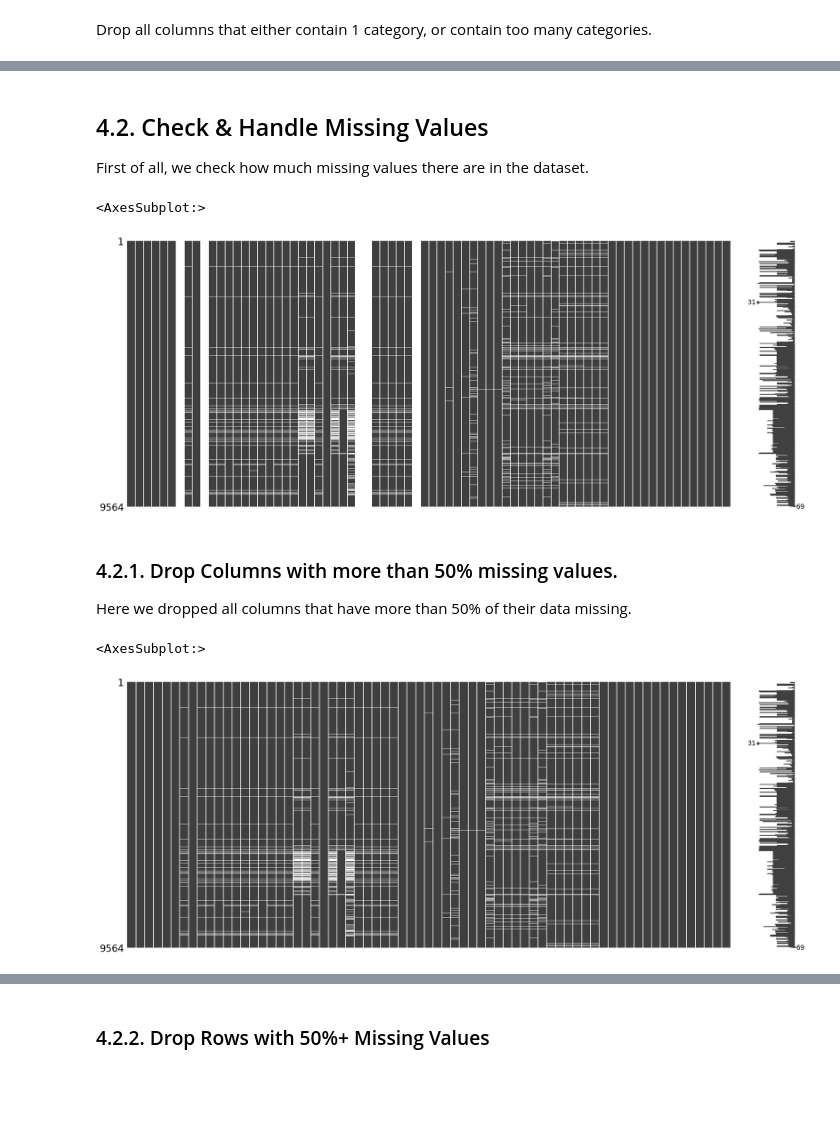
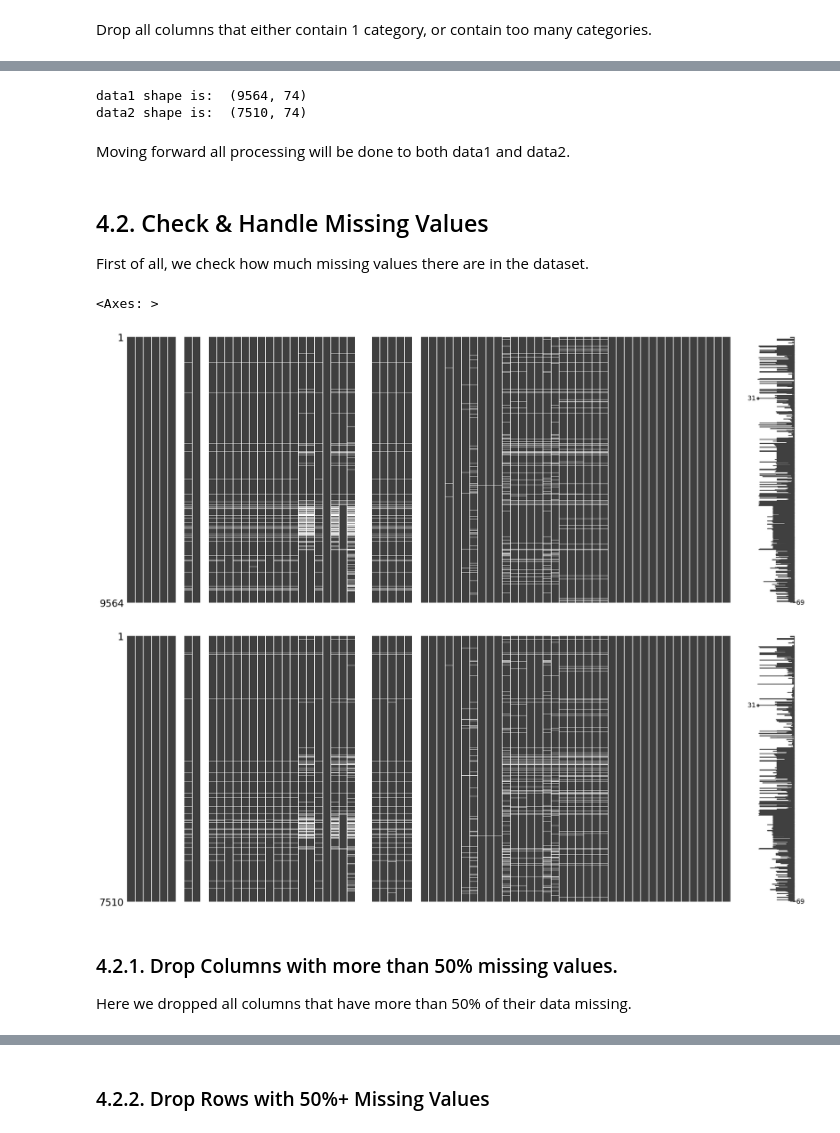
Before and after one commit to Nart-Tehaucha/Data_Science-Lab-Exoplanets, a Jupyter notebook: Pre_processing.ipynb, the cells around one changed output, grey strips where cells are left out. Cells and saved outputs as stored; diff of their text form; code cells hidden in the pictures; blank space fills up the shorter version.

```diff
--- a/Pre_processing.ipynb
+++ b/Pre_processing.ipynb
@@ -346,0 +293,31 @@ data = pd.concat([data, df_categorical], axis=1)
+# %%
+def handle_categorical_data(df):
+    print("Data shape before handling categorical columns : ", df.shape)
+    # These columns either contain only zeros, NaNs, or are irrelevant to our target
+    useless_cols = ['LimbDarkeningModel', 'TransitModel', 'LinktoDVReport', 'LinktoDVSummary',
+                    'Quarters', 'Eccentricity', 'LimbDarkeningCoeff.4', 'LimbDarkeningCoeff.3']
+    df.drop(useless_cols, axis=1, inplace=True)
+    # Create a temporary df that will contain all categorical data
+    # We will encode all these columns and merge them back to our main df
+    df_categorical = df.select_dtypes(object)
+    #encode all categories
+    #categorical data
+    categorical_cols = ['PlanetaryFitType', 'ParametersProvenance', 'TCEDelivery', 'StellarParameterProvenance']
+    #import pandas as pd
+    df_categorical = pd.get_dummies(df_categorical, columns = categorical_cols)
+
+    # We will merge this with the working DF and delete the categorical columns.
+    df.drop(categorical_cols, axis=1, inplace=True)
+    df = pd.concat([df, df_categorical], axis=1)
+
+    print("Data shape after handling categorical columns : ", df.shape)
+
+    return df
+
+
+nasa_df = handle_categorical_data(nasa_df)
+
+#remove duplicate columns
+nasa_df = nasa_df.loc[:,~nasa_df.columns.duplicated()].copy()
+
+nasa_df.head(2)
@@ -347,3 +345,18 @@ data = pd.concat([data, df_categorical], axis=1)
+# %%
+data1 = nasa_df.drop(columns=['ExoplanetArchiveDisposition']).reset_index(drop=True)
+print("data1 shape is: ", data1.shape)
+
+# a dataframes with samples that are either confirmed = 1 or fp = 0.
+data2 = nasa_df[nasa_df['ExoplanetArchiveDisposition'] != 'CANDIDATE'].copy().drop(columns=['ExoplanetArchiveDisposition']).reset_index(drop=True)
+print("data2 shape is: ", data2.shape)
+
+# create a df of only candidate samples, dropping disposition and target columns
+candidate_df = nasa_df[nasa_df['ExoplanetArchiveDisposition'] == 'CANDIDATE'].copy().drop(columns=['ExoplanetArchiveDisposition', 'ExoplanetConfirmed']).reset_index(drop=True)
+# %% [output]
+data1 shape is:  (9564, 74)
+data2 shape is:  (7510, 74)
+# %% [markdown]
+Moving forward all processing will be done to both data1 and data2.
 # %% [markdown]
 <a id='missing-values'></a>
 ## 4.2. Check & Handle Missing Values
@@ -351,18 +364,13 @@ data = pd.concat([data, df_categorical], axis=1)
 First of all, we check how much missing values there are in the dataset.
 # %%
 import missingno as msno
-msno.matrix(pd.concat([data]))
+msno.matrix(pd.concat([data1]))
+msno.matrix(pd.concat([data2]))
 # %% [output]
-<AxesSubplot:>
+<Axes: >
 [figure]
+[figure, added]
 # %% [markdown]
 ### 4.2.1. Drop Columns with more than 50% missing values.
 
 Here we dropped all columns that have more than 50% of their data missing.
-# %%
-data = data.loc[:, data.isnull().mean() < .5]
-
-msno.matrix(pd.concat([data]))
-# %% [output]
-<AxesSubplot:>
-[figure, removed]
```
Also changed, not shown: parts of 92 cells of this notebook.
